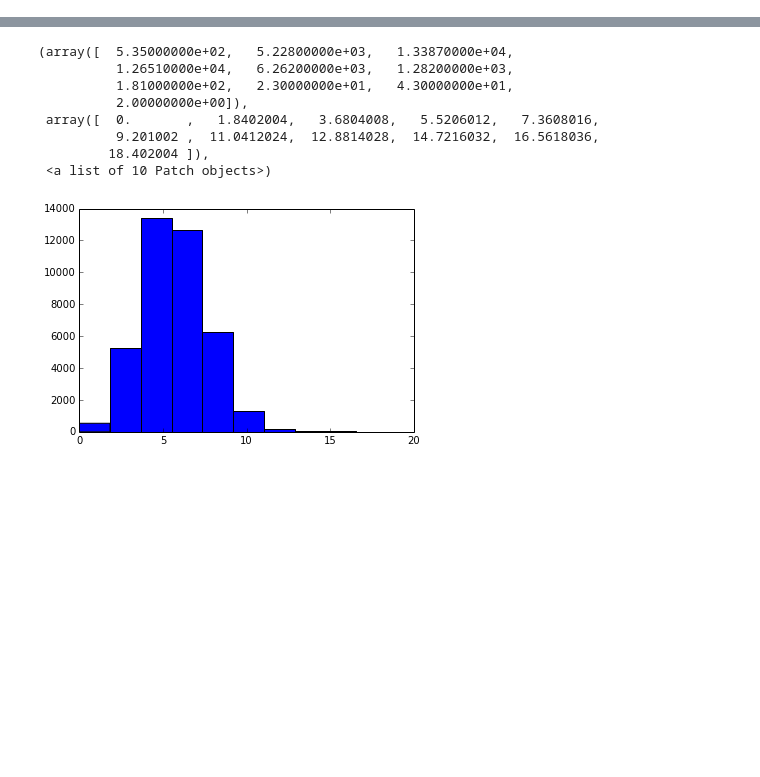
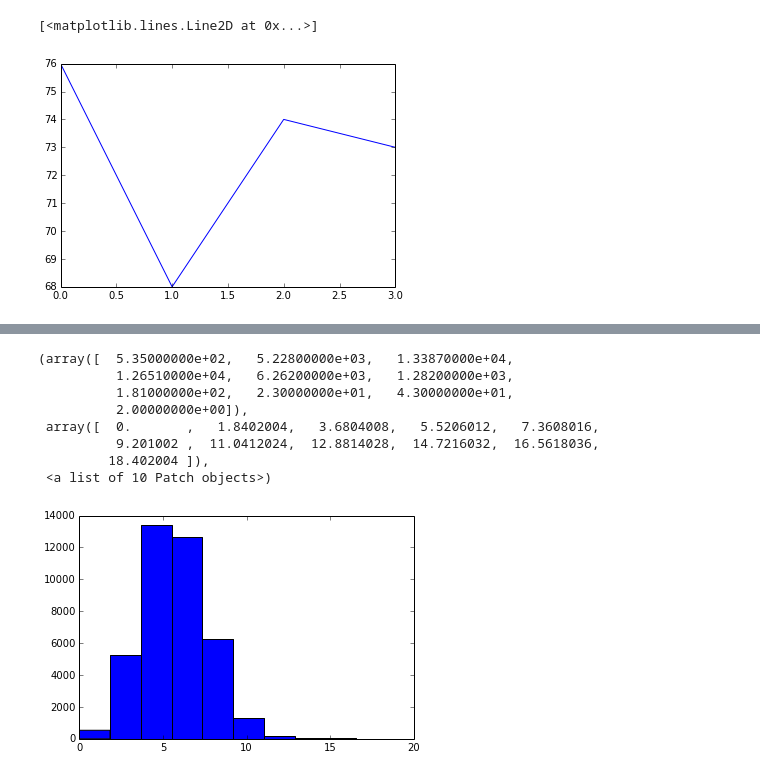
Before and after one commit to carpedm20/i-crawl-news, a Jupyter notebook: crawler/Accuracy over time.ipynb, the cells around one changed output, grey strips where cells are left out. Saved outputs shown, nothing was run; the diff lists cells and outputs as text; code cells hidden in the pictures; blank space fills up the shorter version.

```diff
--- a/crawler/Accuracy over time.ipynb
+++ b/crawler/Accuracy over time.ipynb
@@ -11,6 +11,20 @@ import numpy as np
 from pylab import *
 import matplotlib.pyplot as plt
 %matplotlib inline
+# %%
+x=[5,0,0,0,2,3,2,0,2,2,2,3,1,1,1,15,1,5,1,0,3,4,3,11,0,7,0,1,1,0,0,1,0,6,8,4,0,2,4,2,0,1,1,2,4,3,1,0,6,2,0,2,3,4,2,6,1,2,1,0,0,4,0,0,2,1,6,0,3,0,4,7,6,2,0,4,2,1,6,0,0,1,1,5,11,2,1,2,3,0,0,0,4,2,3,0,1,0,1,1,1,2,1,6,9,9,2,0,1,4,7,2,2,1,3,2,0,1,1,7,1,7,0,0,2,5,4,0,6,2,0,2,5,7,6,6,2,0,3,1,2,4,1,1,2,0,2,1,1,2,0,0,3,3,2,3,6,0,4,0,2,8,6,1,2,5,3,2,0,1,0,0,0,0,3,1,4,2,0,0,7,6,2,0,1,1,0,0,2,0,3,7,1,0,1,1,2,1,0,8,0,4,1,5,4,2,0,0,0,0,0,9,2,0,5,4,0,1,0,0,4,0,2,1,2,2,0,3,3,3,6,2,4,1,0,1,3,2,4,0,7,2,0,4,1,1,1,6,1,19,3,1,1,2,3,4,2,1,1,2,1,4,1,0,2,0,3,0,0,3,0,0,5,2,4,1,1,1,0,4,4,0,7,0,1,4,1,4,1,1,0,1,3,13,0,0,3,1,3,0,0,2,5,1,0,2,3,0,0,1,3,0,4,1,5,0,0,1,2,0,0,3,0,2,0,11,2,4,3,1,4,0,2,0,0,1,3,1,1,0,2,9,0,1,4,0,2,0,10,7,4,2,0,1,1,1,0,5,4,1,0,2,5,1,1]
+x=x[:120]
+ll = []
+
+xx= 4
+for i in range(xx):
+    ll.append(sum(x[len(x)/xx*i:len(x)/xx*(i+1)]))
+
+
+plot(ll)
+# %% [output]
+[<matplotlib.lines.Line2D at 0x...>]
+[figure, added]
 # %%
 run 8_accuracy.py
 # %% [output]
```
Also changed, not shown: 2 other files.
